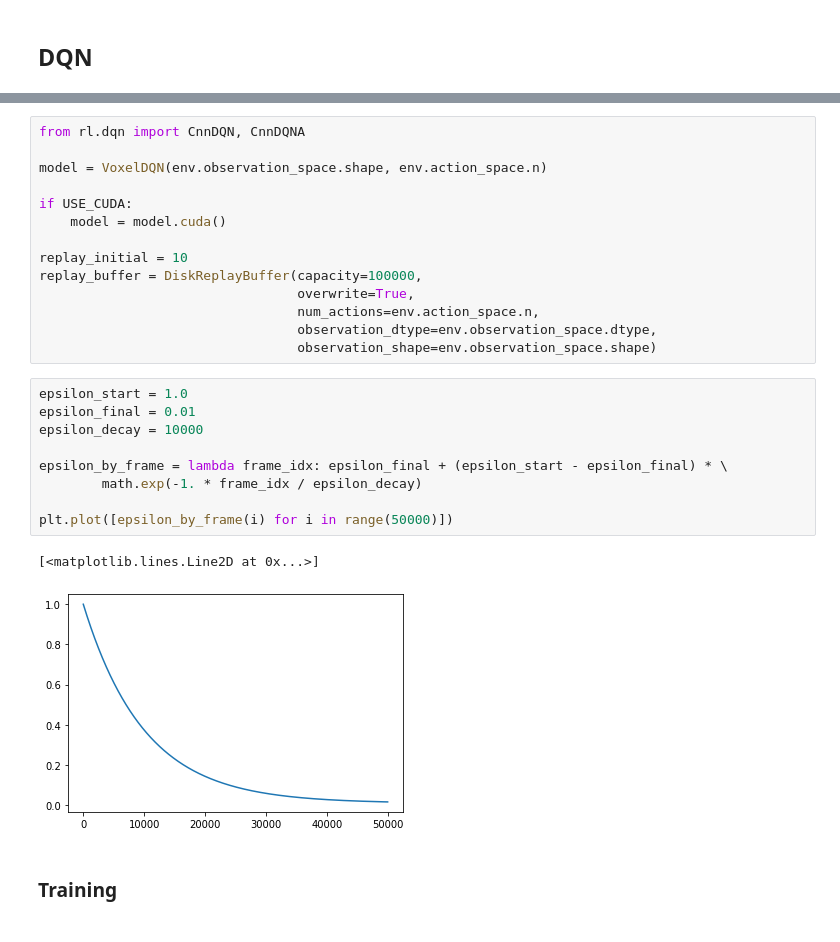
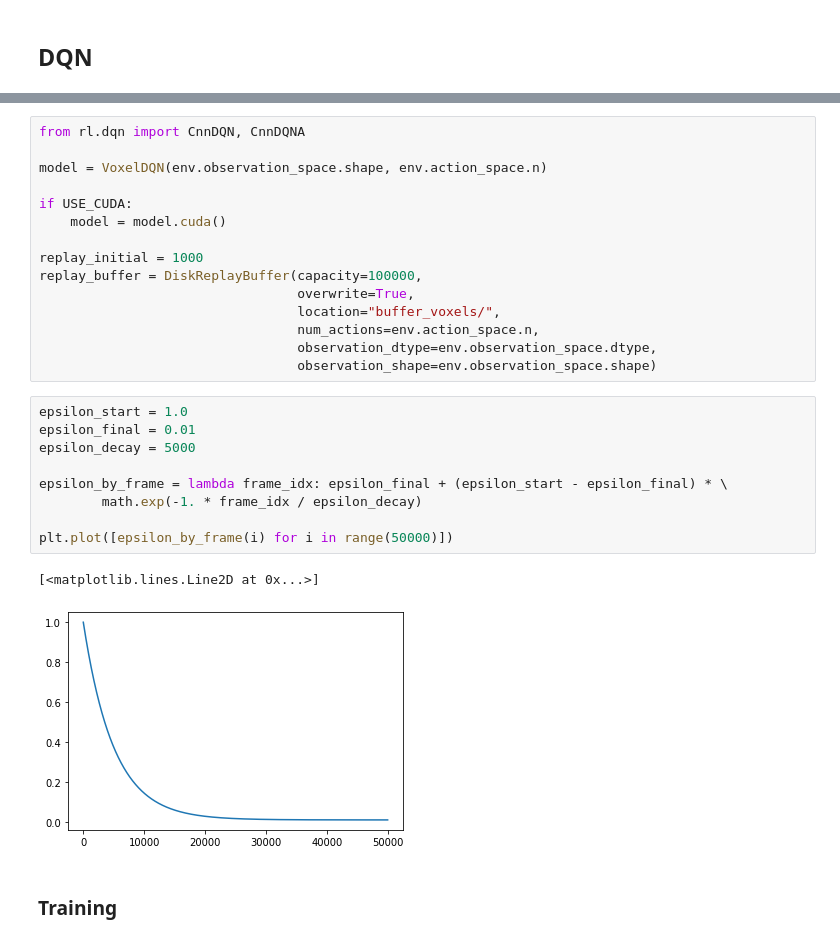
Before and after one commit to PotapovaSofia/NextBestViewRL, a Jupyter notebook: Train.ipynb, the cells around one changed output, grey strips where cells are left out. Cells and saved outputs as stored; diff of their text form.

```diff
--- a/Train.ipynb
+++ b/Train.ipynb
@@ -164,24 +77,25 @@ model = VoxelDQN(env.observation_space.shape, env.action_space.n)
 if USE_CUDA:
     model = model.cuda()
 
-replay_initial = 10
+replay_initial = 1000
 replay_buffer = DiskReplayBuffer(capacity=100000,
                                  overwrite=True,
+                                 location="buffer_voxels/",
                                  num_actions=env.action_space.n,
                                  observation_dtype=env.observation_space.dtype,
                                  observation_shape=env.observation_space.shape)
 # %%
 epsilon_start = 1.0
 epsilon_final = 0.01
-epsilon_decay = 10000
+epsilon_decay = 5000
 
 epsilon_by_frame = lambda frame_idx: epsilon_final + (epsilon_start - epsilon_final) * \
         math.exp(-1. * frame_idx / epsilon_decay)
 
 plt.plot([epsilon_by_frame(i) for i in range(50000)])
 # %% [output]
 [<matplotlib.lines.Line2D at 0x...>]
-[figure, old version]
+[figure, new version]
 # %% [markdown]
 ### Training
 # %%
```
Also changed, not shown: parts of 26 cells of this notebook.
